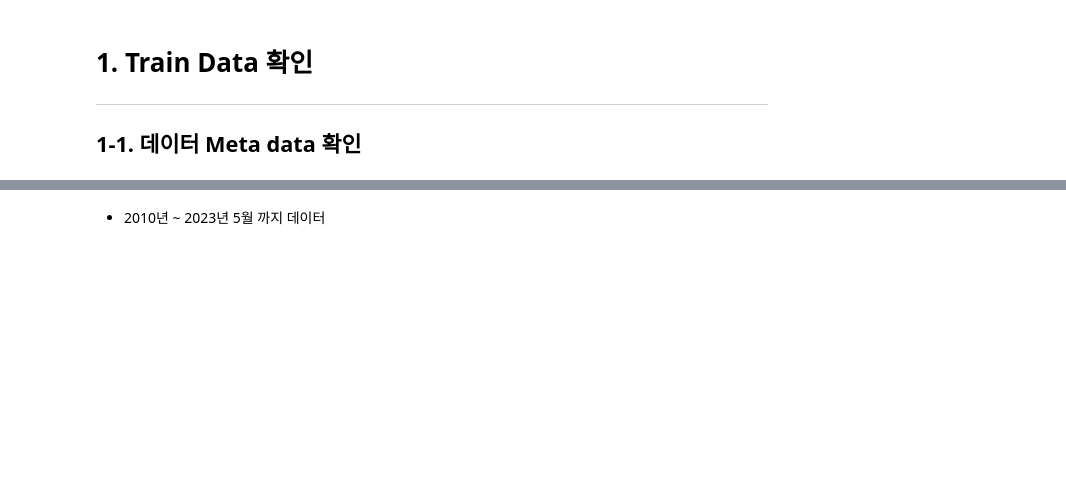
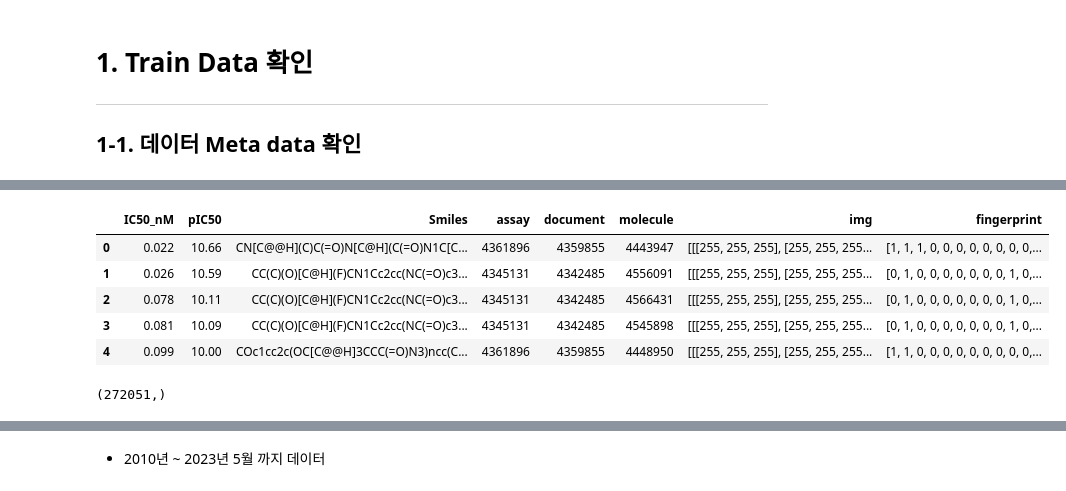
Before and after one commit to GangBean/data-competition, a Jupyter notebook: ic50-prediction/eda/eda.ipynb, the cells around one changed output, grey strips where cells are left out. Drawn from its saved outputs; the diff is of its cells as text; code cells hidden in the pictures; blank space fills up the shorter version.

Commit message:
test: experiment on jupyter #6

```diff
--- a/ic50-prediction/eda/eda.ipynb
+++ b/ic50-prediction/eda/eda.ipynb
@@ -35,0 +55,3 @@ else:
+# %%
+dnn_preprocess = SimpleDNNPreprocess(DATA_PATH)
+df, test = dnn_preprocess.train_df, dnn_preprocess.test_df
@@ -35,0 +76,12 @@ else:
+# %%
+df.head()
+df['img'] = df['img'].apply(lambda i: np.array(i))
+# %%
+df.head()
+# %% [output]
+|  | IC50_nM | pIC50 | Smiles | assay | document | molecule | img | fingerprint |
+| 0 | 0.022 | 10.66 | CN[C@@H](C)C(=O)N[C@H](C(=O)N1C[C... | 4361896 | 4359855 | 4443947 | [[[255, 255, 255], [255, 255, 255... | [1, 1, 1, 0, 0, 0, 0, 0, 0, 0, 0,... |
+| 1 | 0.026 | 10.59 | CC(C)(O)[C@H](F)CN1Cc2cc(NC(=O)c3... | 4345131 | 4342485 | 4556091 | [[[255, 255, 255], [255, 255, 255... | [0, 1, 0, 0, 0, 0, 0, 0, 0, 1, 0,... |
+| 2 | 0.078 | 10.11 | CC(C)(O)[C@H](F)CN1Cc2cc(NC(=O)c3... | 4345131 | 4342485 | 4566431 | [[[255, 255, 255], [255, 255, 255... | [0, 1, 0, 0, 0, 0, 0, 0, 0, 1, 0,... |
+| 3 | 0.081 | 10.09 | CC(C)(O)[C@H](F)CN1Cc2cc(NC(=O)c3... | 4345131 | 4342485 | 4545898 | [[[255, 255, 255], [255, 255, 255... | [0, 1, 0, 0, 0, 0, 0, 0, 0, 1, 0,... |
+| 4 | 0.099 | 10.00 | COc1cc2c(OC[C@@H]3CCC(=O)N3)ncc(C... | 4361896 | 4359855 | 4448950 | [[[255, 255, 255], [255, 255, 255... | [1, 1, 0, 0, 0, 0, 0, 0, 0, 0, 0,... |
@@ -35,0 +104,4 @@ else:
+# %%
+df['combined_array'][0].shape
+# %% [output]
+(272051,)
```
Also changed, not shown: parts of 41 cells of this notebook, 2 other files.
